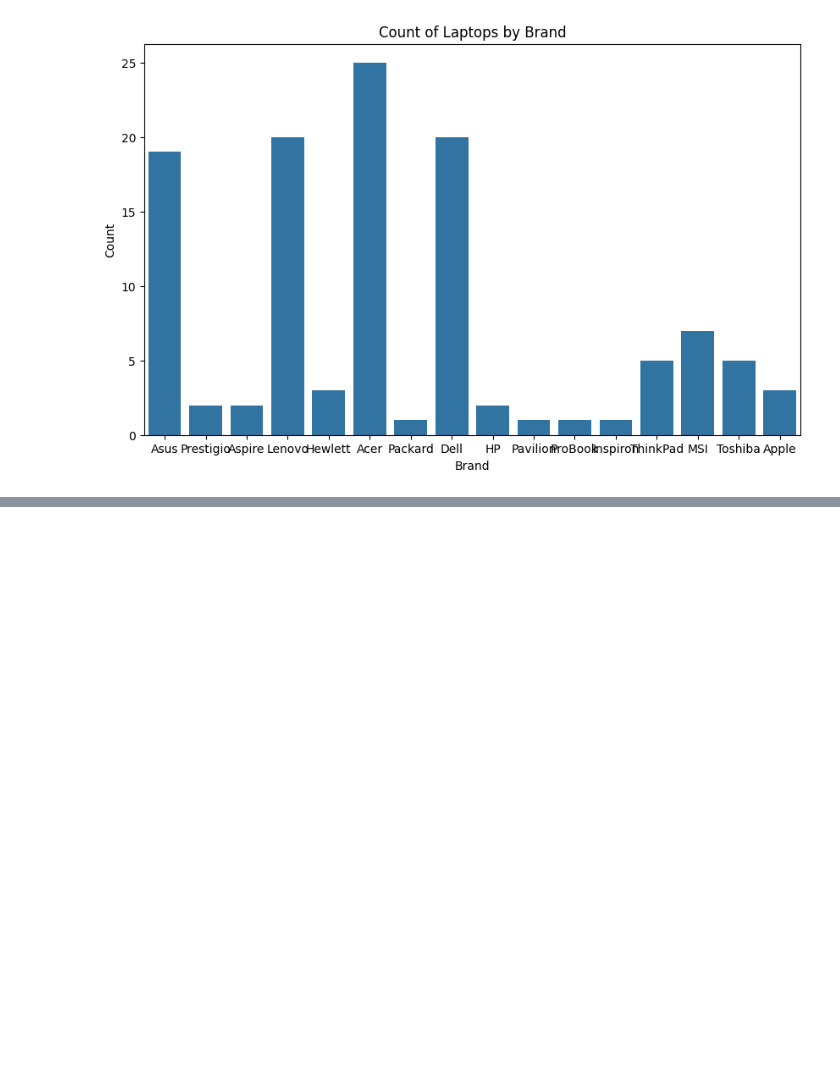
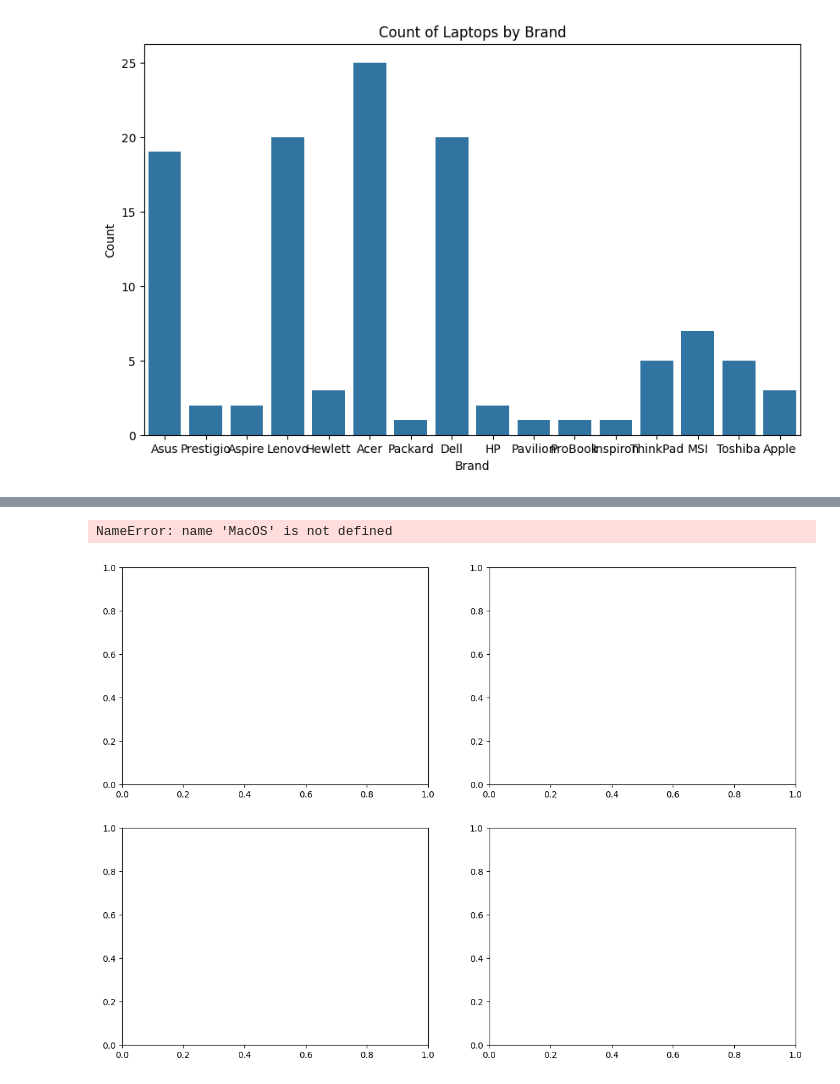
Before and after one commit to ShivendraSahu22/PROJECTS, a Jupyter notebook: MACHINE LEARNING/PROJECT ML/LAPTOP PRICE PREDICTION/laptop-p-p.ipynb, the cells around one changed output, grey strips where cells are left out. Cells and saved outputs as stored; diff of their text form; code cells hidden in the pictures; blank space fills up the shorter version.

```diff
--- a/MACHINE LEARNING/PROJECT ML/LAPTOP PRICE PREDICTION/laptop-p-p.ipynb
+++ b/MACHINE LEARNING/PROJECT ML/LAPTOP PRICE PREDICTION/laptop-p-p.ipynb
@@ -149,0 +187,8 @@ NameError: name 'y_preds' is not defined
+# %%
+round(predict_laptop_price(ram=16, storage=512, screen_inch=15.6, os="MacOS", cpu=7, brand_name="Dell", review=4), 2)
+# %% [output]
+NameError: name 'MacOS' is not defined
+# %%
+fig, axes = plt.subplots(2, 2, figsize=(14, 10))
+# %% [output]
+[figure, added]
```
Also changed, not shown: parts of 14 cells of this notebook.
